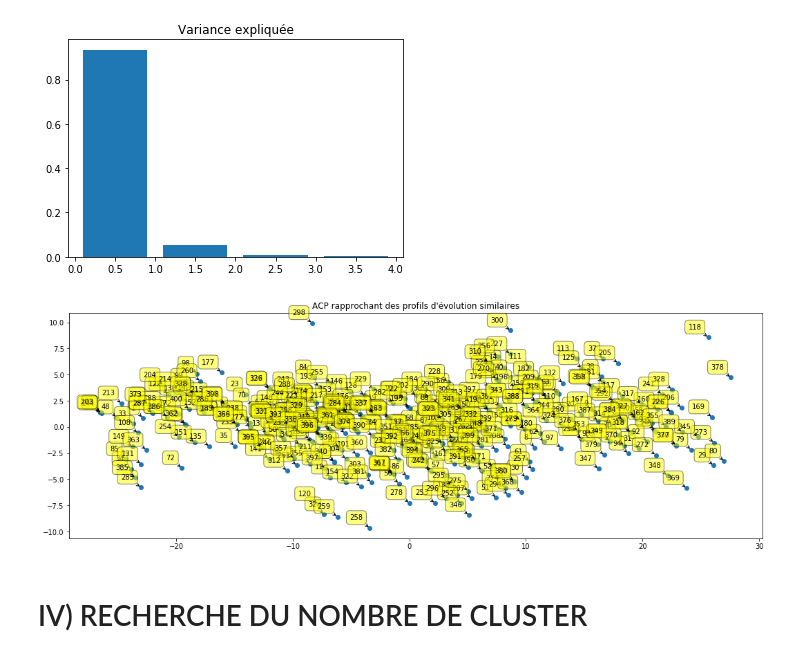
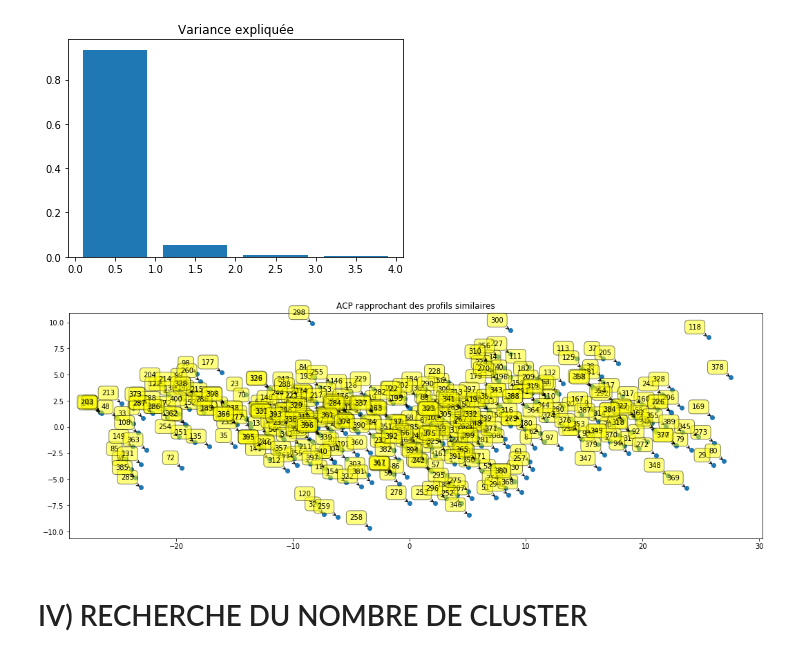
Before and after one commit to kabalord/clustering, a Jupyter notebook: entrainementclustering/clusteringCompteRenduFinal.ipynb, the cells around one changed output. Drawn from its saved outputs; the diff is of its cells as text; code cells hidden in the pictures.

```diff
--- a/entrainementclustering/clusteringCompteRenduFinal.ipynb
+++ b/entrainementclustering/clusteringCompteRenduFinal.ipynb
@@ -99,19 +99,19 @@ plt.title("Variance expliquée");
 # %%
 from sklearn.cluster import KMeans
 X_reduced = pca.transform(Admission)
 plt.figure(figsize=(18, 6))
 plt.scatter(X_reduced[:, 0], X_reduced[:, 1])
 
 for label, x, y in zip(Admission.index, X_reduced[:, 0], X_reduced[:, 1]):
     plt.annotate(
         label,
         xy=(x, y), xytext=(-10, 10),
         textcoords='offset points', ha='right', va='bottom',
         bbox=dict(boxstyle='round,pad=0.5', fc='yellow', alpha=0.5),
         arrowprops = dict(arrowstyle='->', connectionstyle='arc3,rad=0'))
-plt.title("ACP rapprochant des profils d'évolution similaires");
+plt.title("ACP rapprochant des profils similaires");
 # %% [output]
-[figure, old version]
+[figure, new version]
 # %% [markdown]
 # IV) RECHERCHE DU NOMBRE DE CLUSTER
 # %%
```
Also changed, not shown: parts of 7 cells of this notebook.
